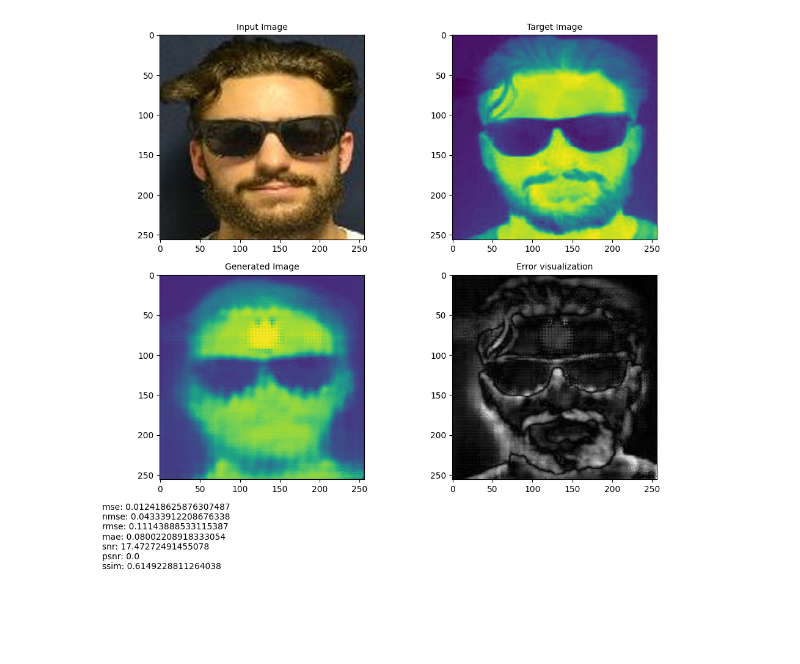
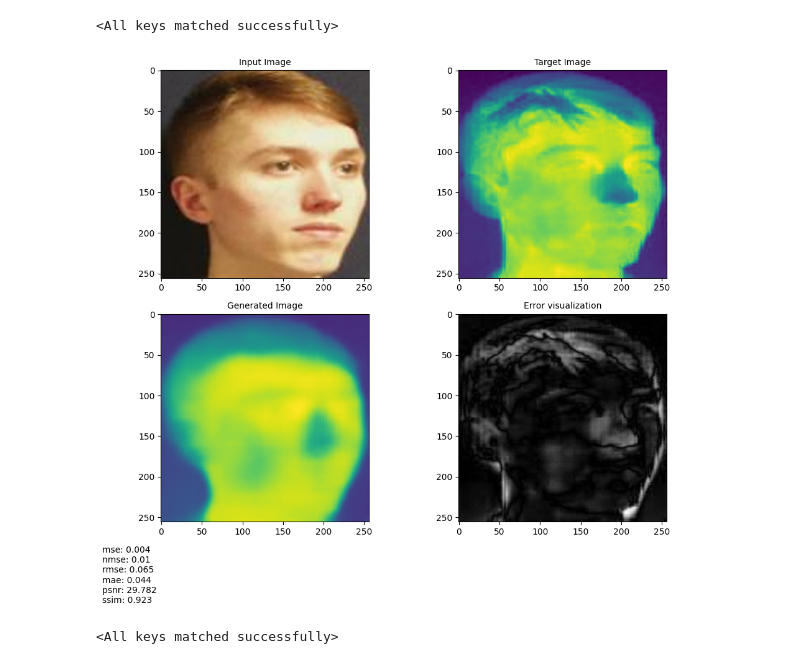
Before and after one commit to mikolajmusiol/SimulatingModalities-BSc, a Jupyter notebook: src/inference.ipynb, the cells around one changed output. Saved outputs shown, nothing was run; the diff lists cells and outputs as text; code cells hidden in the pictures; blank space fills up the shorter version.

Commit message:
Transfer learning on tuft

```diff
--- a/src/inference.ipynb
+++ b/src/inference.ipynb
@@ -8,21 +16,20 @@ The tensorboard extension is already loaded. To reload it, use:
+# %%
+loader = Loader(f'C:\\Users\\OL4F\\Desktop\\Inzynierka\\SimulatingModalities-BSc')
+X, y = loader.load()
+
+X_train, X_temp, y_train, y_temp = train_test_split(X, y, test_size=0.2, random_state=42)
+X_val, X_test, y_val, y_test = train_test_split(X_temp, y_temp, test_size=0.5, random_state=42)
+
+test_dataset = CustomDataset(X_test, y_test, transform=None)
 # %%
-import torch
-from src.generator import Generator
-from src.tuft_loader import Loader
-from src.data import CustomDataset
-from src.inference import visualize_image
-from pathlib import Path
-
-model_name = 'tuft1'
-loader = Loader(f'C:\\Users\\OL4F\\Desktop\\Inzynierka\\SimulatingModalities-BSc')
+model_name = 'tuft10'
 inference_dir = f'C:\\Users\\OL4F\\Desktop\\Inzynierka\\SimulatingModalities-BSc\\visualizations\\tests\\{model_name}\\'
 Path(f'C:\\Users\\OL4F\\Desktop\\Inzynierka\\SimulatingModalities-BSc\\visualizations\\tests\\{model_name}\\').mkdir(parents=True, exist_ok=True)
 model = Generator().cuda()
 model.load_state_dict(torch.load(f'C:\\Users\\OL4F\\Desktop\\Inzynierka\\SimulatingModalities-BSc\\models\\{model_name}\\generator.pth', weights_only=True))
-
-test_rgb_images, test_ir_images = loader.load()
-test_dataset = CustomDataset(test_rgb_images, test_ir_images, transform=None)
+# %% [output]
+<All keys matched successfully>
 # %%
-visualize_image(model.cuda(), test_dataset, image=55, metrics=True)
+visualize_image(model.cuda(), test_dataset, image=0, metrics=True)
 # %% [output]
-[figure, old version]
+[figure, new version]
@@ -28,0 +56,8 @@ visualize_image(model.cuda(), test_dataset, image=55, metrics=True)
+# %%
+model_name = 'tuft11_5_finetuned'
+inference_dir = f'C:\\Users\\OL4F\\Desktop\\Inzynierka\\SimulatingModalities-BSc\\visualizations\\tests\\{model_name}\\'
+Path(f'C:\\Users\\OL4F\\Desktop\\Inzynierka\\SimulatingModalities-BSc\\visualizations\\tests\\{model_name}\\').mkdir(parents=True, exist_ok=True)
+model = Generator().cuda()
+model.load_state_dict(torch.load(f'C:\\Users\\OL4F\\Desktop\\Inzynierka\\SimulatingModalities-BSc\\models\\{model_name}\\generator.pth', weights_only=True))
+# %% [output]
+<All keys matched successfully>
```
Also changed, not shown: parts of 6 cells of this notebook, 8 other files.
